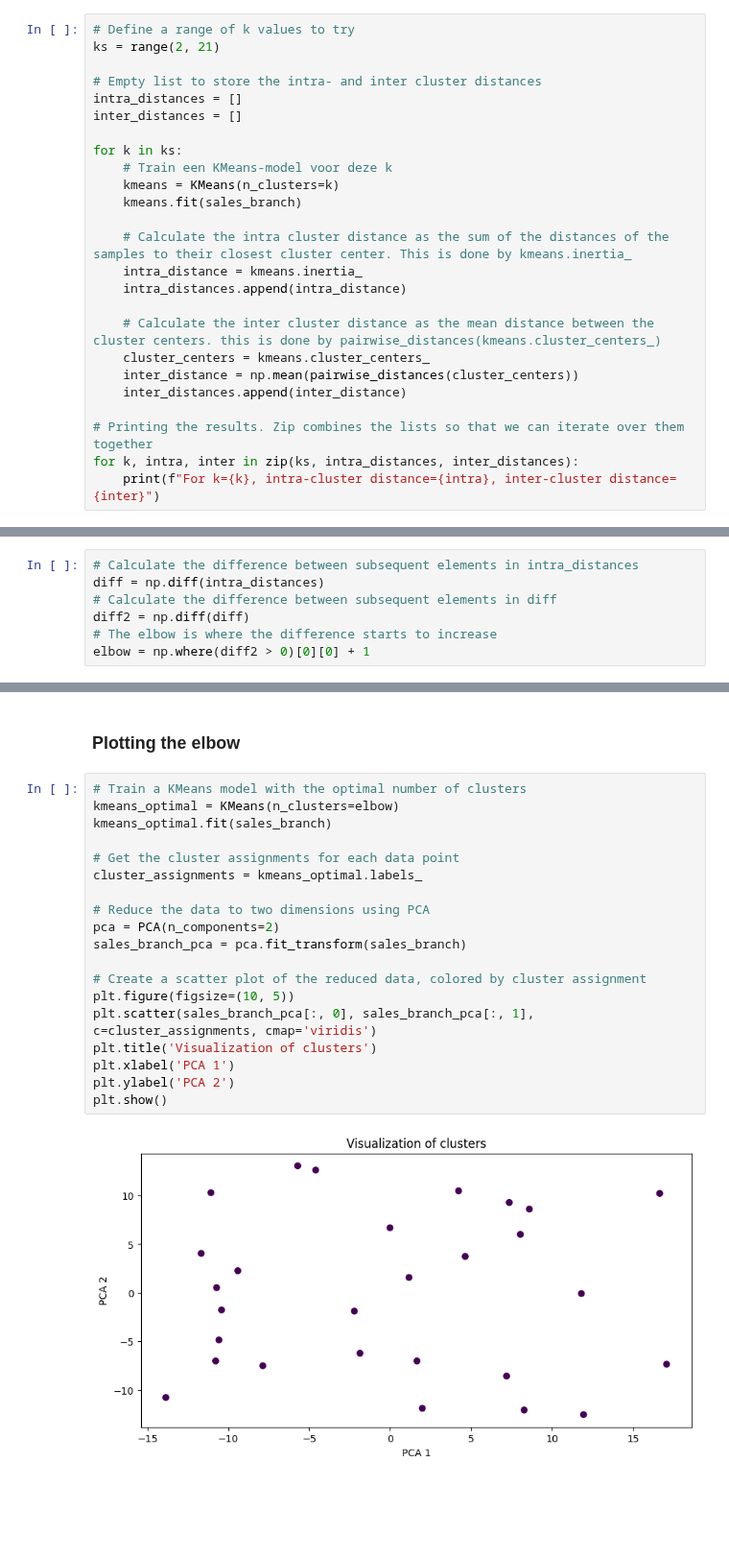
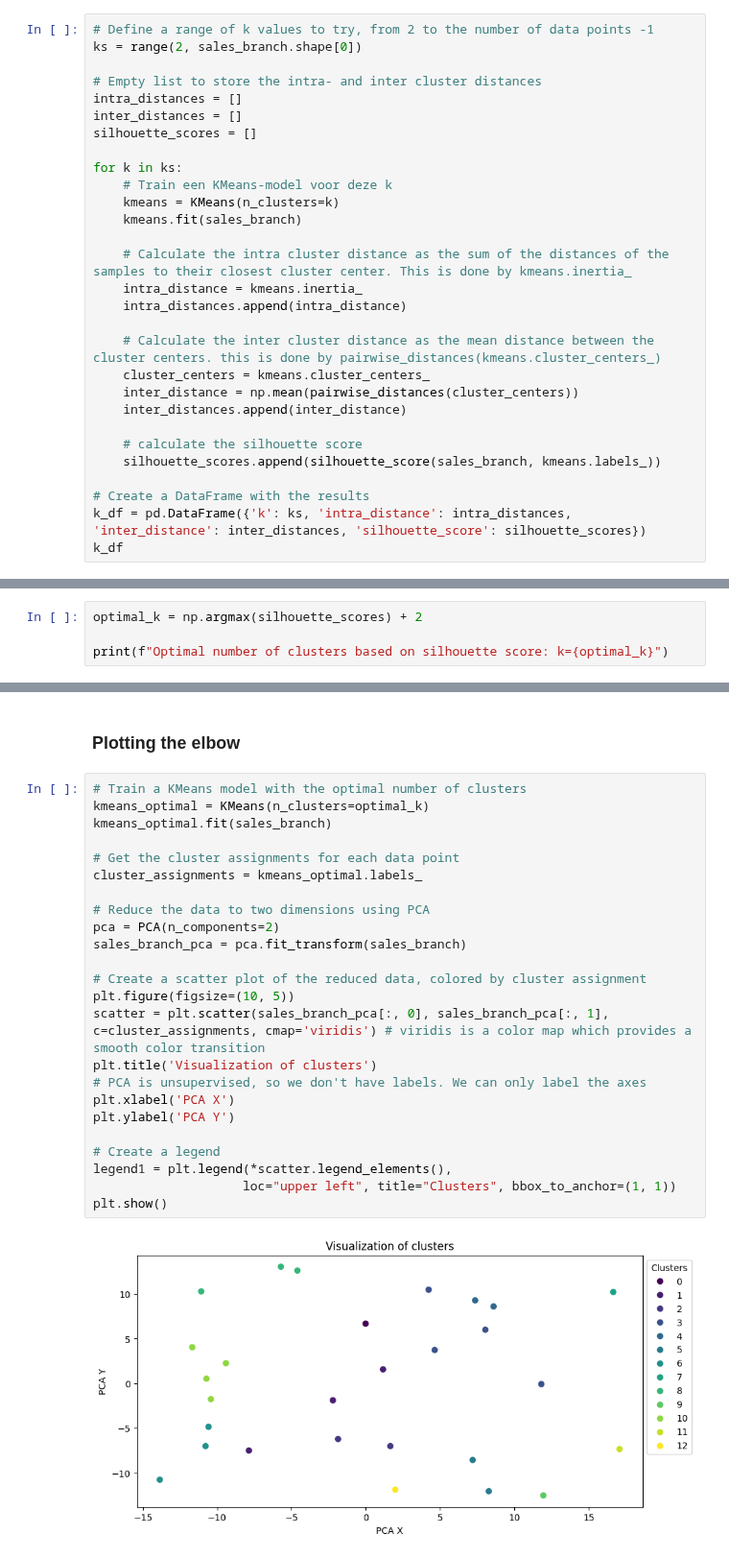
Before and after one commit to Nrojt/SE4-DEDS-Pyhton-opdrachten, a Jupyter notebook: week 9/9.1/Practicum_9.1.ipynb, the cells around one changed output, grey strips where cells are left out. Shown at 96% size. Cells and saved outputs as stored; diff of their text form; blank space fills up the shorter version.

Commit message:
silhouette_score, automatically gets the "best k"

```diff
--- a/week 9/9.1/Practicum_9.1.ipynb
+++ b/week 9/9.1/Practicum_9.1.ipynb
@@ -96,12 +96,13 @@ sales_branch.head()
 # KMeans
 cluster model using KMeans
 # %%
-# Define a range of k values to try
-ks = range(2, 21)
+# Define a range of k values to try, from 2 to the number of data points -1
+ks = range(2, sales_branch.shape[0])
 
 # Empty list to store the intra- and inter cluster distances
 intra_distances = []
 inter_distances = []
+silhouette_scores = []
 
 for k in ks:
     # Train een KMeans-model voor deze k
@@ -117,7 +118,10 @@ for k in ks:
     inter_distance = np.mean(pairwise_distances(cluster_centers))
     inter_distances.append(inter_distance)
 
-# Printing the results. Zip combines the lists so that we can iterate over them together
-for k, intra, inter in zip(ks, intra_distances, inter_distances):
-    print(f"For k={k}, intra-cluster distance={intra}, inter-cluster distance={inter}")
+    # calculate the silhouette score
+    silhouette_scores.append(silhouette_score(sales_branch, kmeans.labels_))
+
+# Create a DataFrame with the results
+k_df = pd.DataFrame({'k': ks, 'intra_distance': intra_distances, 'inter_distance': inter_distances, 'silhouette_score': silhouette_scores})
+k_df
 # %% [output]
@@ -156,9 +178,6 @@ plt.show()
 # %% [markdown]
 ## Finding the optimal k
 # %%
-# Calculate the difference between subsequent elements in intra_distances
-diff = np.diff(intra_distances)
-# Calculate the difference between subsequent elements in diff
-diff2 = np.diff(diff)
-# The elbow is where the difference starts to increase
-elbow = np.where(diff2 > 0)[0][0] + 1
+optimal_k = np.argmax(silhouette_scores) + 2
+
+print(f"Optimal number of clusters based on silhouette score: k={optimal_k}")
@@ -166,22 +187,27 @@ elbow = np.where(diff2 > 0)[0][0] + 1
 ### Plotting the elbow
 # %%
 # Train a KMeans model with the optimal number of clusters
-kmeans_optimal = KMeans(n_clusters=elbow)
+kmeans_optimal = KMeans(n_clusters=optimal_k)
 kmeans_optimal.fit(sales_branch)
 
 # Get the cluster assignments for each data point
 cluster_assignments = kmeans_optimal.labels_
 
 # Reduce the data to two dimensions using PCA
 pca = PCA(n_components=2)
 sales_branch_pca = pca.fit_transform(sales_branch)
 
 # Create a scatter plot of the reduced data, colored by cluster assignment
 plt.figure(figsize=(10, 5))
-plt.scatter(sales_branch_pca[:, 0], sales_branch_pca[:, 1], c=cluster_assignments, cmap='viridis')
+scatter = plt.scatter(sales_branch_pca[:, 0], sales_branch_pca[:, 1], c=cluster_assignments, cmap='viridis') # viridis is a color map which provides a smooth color transition
 plt.title('Visualization of clusters')
-plt.xlabel('PCA 1')
-plt.ylabel('PCA 2')
+# PCA is unsupervised, so we don't have labels. We can only label the axes
+plt.xlabel('PCA X')
+plt.ylabel('PCA Y')
+
+# Create a legend
+legend1 = plt.legend(*scatter.legend_elements(),
+                    loc="upper left", title="Clusters", bbox_to_anchor=(1, 1))
 plt.show()
 # %% [output]
-[figure, old version]
+[figure, new version]
```
Also changed, not shown: parts of 4 cells of this notebook.
